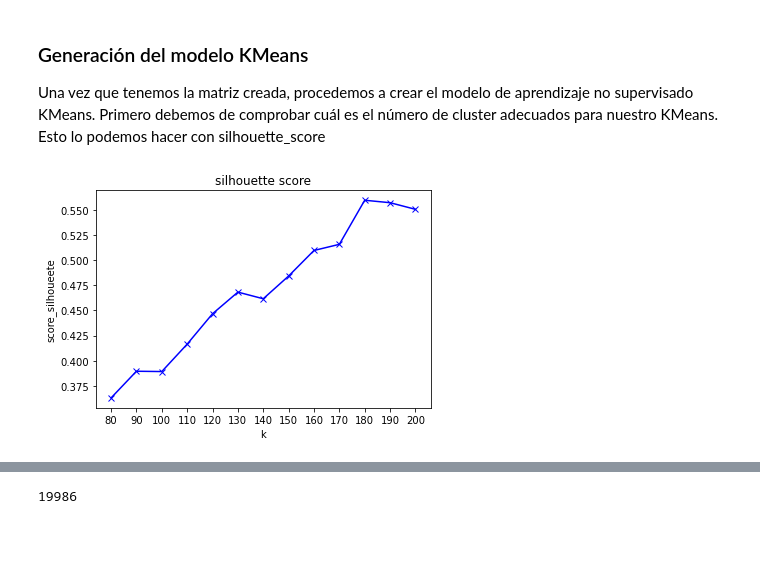
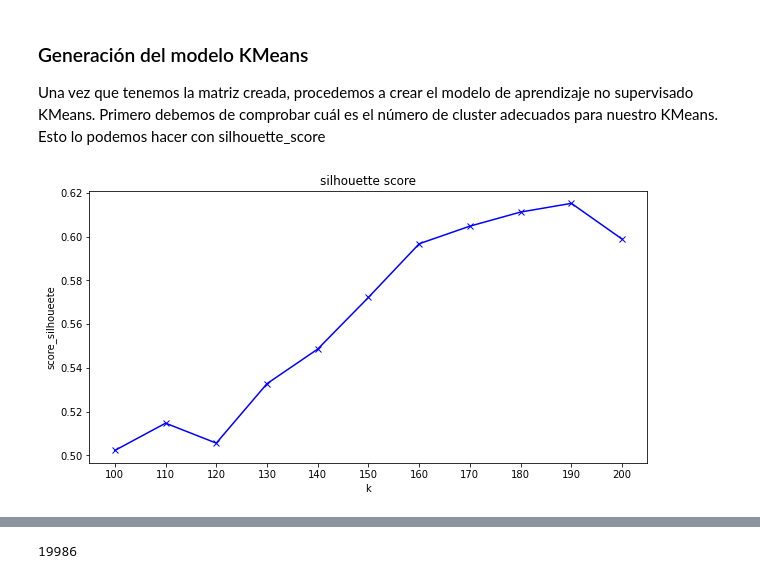
Before and after one commit to antoniomfc/TFM, a Jupyter notebook: Sistema_Recomendador.ipynb, the cells around one changed output, grey strips where cells are left out. Saved outputs shown, nothing was run; the diff lists cells and outputs as text; code cells hidden in the pictures; blank space fills up the shorter version.

```diff
--- a/Sistema_Recomendador.ipynb
+++ b/Sistema_Recomendador.ipynb
@@ -43,8 +42,7 @@ La idea es combinar la columna genres y tag para poder recomendar películas a l
 
 def join_data(d):
 
-    return f'''{str(d["genre"]).replace(",", " ").lower()}. {d["epoch"]}. {d['known']}'''
-
+    return f'''{str(d["genre"]).replace(",", " ").lower()} {d["epoch"]} {d['known']}'''
 
 
 df['documents'] = df.apply(join_data, axis=1)
@@ -60,6 +58,6 @@ df.head()
 # %%
 # Instanciamos el proceso indicando que usamos el idioma inglés
-tfidf = CountVectorizer(stop_words='english')
+tfidf = TfidfVectorizer(stop_words='english')
 # %%
 matrix = tfidf.fit_transform(df['documents'])
 # %%
@@ -74,19 +72,20 @@ Una vez que tenemos la matriz creada, procedemos a crear el modelo de aprendizaj
 # Uso de silhouette para obtener el mejor número de clusters en función de nuestros datos
 score_silhouette = list()
 
-K = np.arange(80, 210, 10)
+K = np.arange(100, 210, 10)
 for k in K:
     #km = KMeans(n_clusters=k, n_init=10, random_state=42, init='k-means++', max_iter=300)
     km = MiniBatchKMeans(n_clusters=k, random_state=42, init='k-means++', batch_size=100)
     km = km.fit(matrix)
     score_silhouette.append(silhouette_score(matrix, km.labels_))
 # %%
+plt.figure(figsize=(10, 5))
 plt.plot(K, score_silhouette, 'bx-')
 plt.xlabel('k')
 plt.ylabel('score_silhoueete')
 plt.xticks(K)
 plt.title('silhouette score')
 plt.show()
 # %% [output]
-[figure, old version]
+[figure, new version]
 # %%
```
Also changed, not shown: parts of 15 cells of this notebook.
